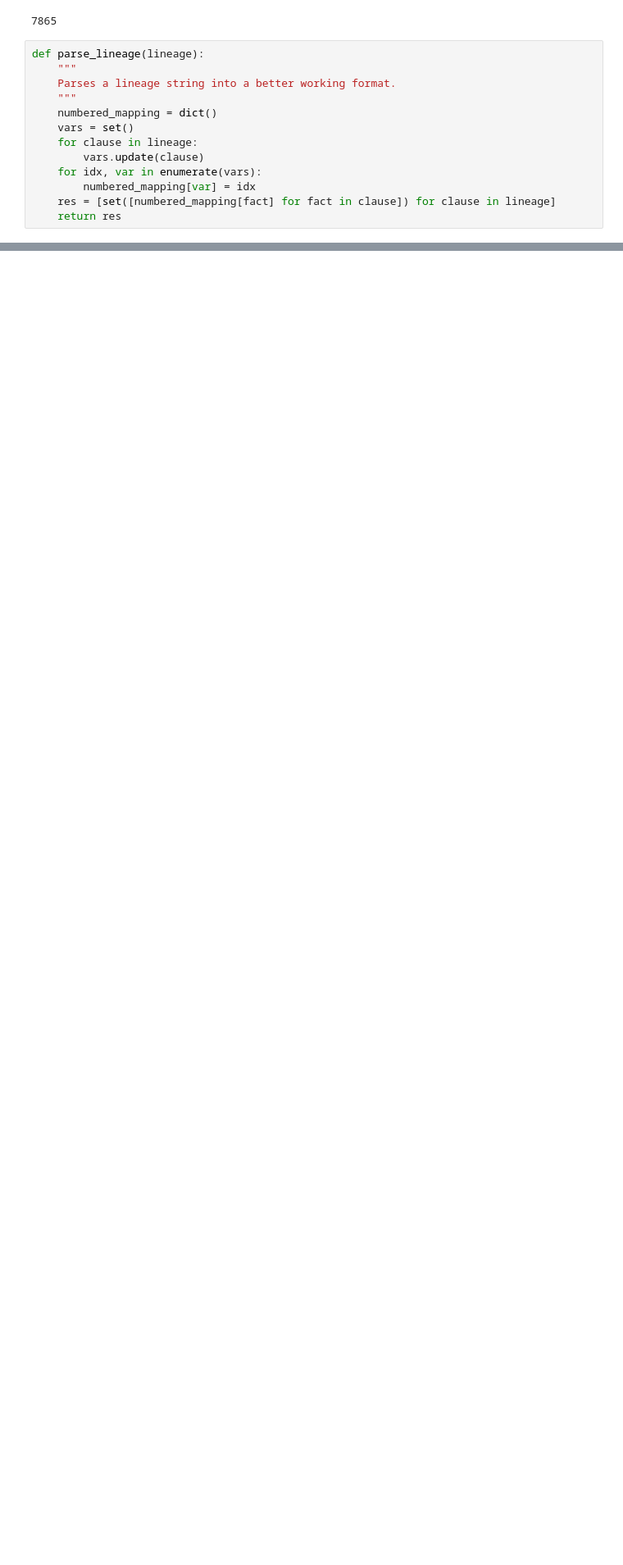
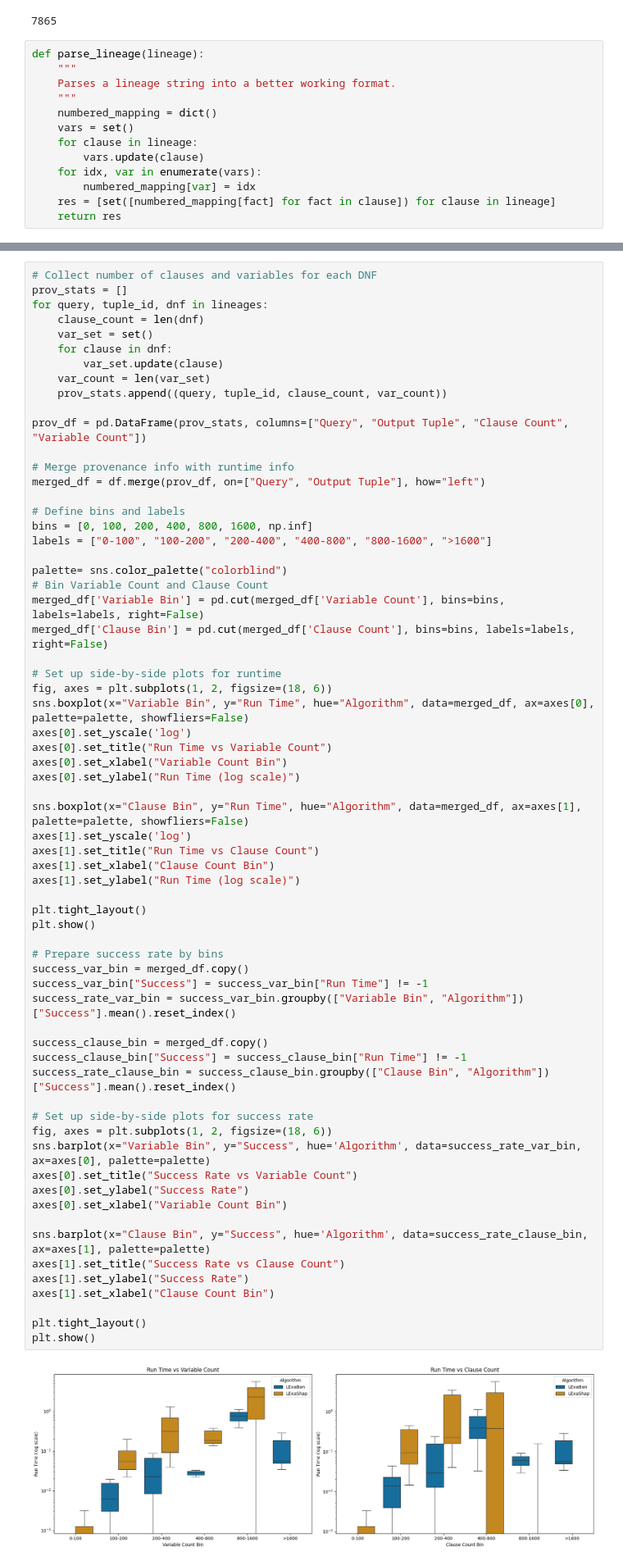
Before and after one commit to Omer-Abramovich/LExaBan-LExaShap, a Jupyter notebook: Notebooks/Experiments.ipynb, the cells around one changed output, grey strips where cells are left out. Shown at 82% size. Saved outputs shown, nothing was run; the diff lists cells and outputs as text; blank space fills up the shorter version.

```diff
--- a/Notebooks/Experiments.ipynb
+++ b/Notebooks/Experiments.ipynb
@@ -183,0 +105,67 @@ plt.show()
+# %%
+# Collect number of clauses and variables for each DNF
+prov_stats = []
+for query, tuple_id, dnf in lineages:
+    clause_count = len(dnf)
+    var_set = set()
+    for clause in dnf:
+        var_set.update(clause)
+    var_count = len(var_set)
+    prov_stats.append((query, tuple_id, clause_count, var_count))
+
+prov_df = pd.DataFrame(prov_stats, columns=["Query", "Output Tuple", "Clause Count", "Variable Count"])
+
+# Merge provenance info with runtime info
+merged_df = df.merge(prov_df, on=["Query", "Output Tuple"], how="left")
+
+# Define bins and labels
+bins = [0, 100, 200, 400, 800, 1600, np.inf]
+labels = ["0-100", "100-200", "200-400", "400-800", "800-1600", ">1600"]
+
+palette= sns.color_palette("colorblind")
+# Bin Variable Count and Clause Count
+merged_df['Variable Bin'] = pd.cut(merged_df['Variable Count'], bins=bins, labels=labels, right=False)
+merged_df['Clause Bin'] = pd.cut(merged_df['Clause Count'], bins=bins, labels=labels, right=False)
+
+# Set up side-by-side plots for runtime
+fig, axes = plt.subplots(1, 2, figsize=(18, 6))
+sns.boxplot(x="Variable Bin", y="Run Time", hue="Algorithm", data=merged_df, ax=axes[0], palette=palette, showfliers=False)
+axes[0].set_yscale('log')
+axes[0].set_title("Run Time vs Variable Count")
+axes[0].set_xlabel("Variable Count Bin")
+axes[0].set_ylabel("Run Time (log scale)")
+
+sns.boxplot(x="Clause Bin", y="Run Time", hue="Algorithm", data=merged_df, ax=axes[1], palette=palette, showfliers=False)
+axes[1].set_yscale('log')
+axes[1].set_title("Run Time vs Clause Count")
+axes[1].set_xlabel("Clause Count Bin")
+axes[1].set_ylabel("Run Time (log scale)")
+
+plt.tight_layout()
+plt.show()
+
+# Prepare success rate by bins
+success_var_bin = merged_df.copy()
+success_var_bin["Success"] = success_var_bin["Run Time"] != -1
+success_rate_var_bin = success_var_bin.groupby(["Variable Bin", "Algorithm"])["Success"].mean().reset_index()
+
+success_clause_bin = merged_df.copy()
+success_clause_bin["Success"] = success_clause_bin["Run Time"] != -1
+success_rate_clause_bin = success_clause_bin.groupby(["Clause Bin", "Algorithm"])["Success"].mean().reset_index()
+
+# Set up side-by-side plots for success rate
+fig, axes = plt.subplots(1, 2, figsize=(18, 6))
+sns.barplot(x="Variable Bin", y="Success", hue='Algorithm', data=success_rate_var_bin, ax=axes[0], palette=palette)
+axes[0].set_title("Success Rate vs Variable Count")
+axes[0].set_ylabel("Success Rate")
+axes[0].set_xlabel("Variable Count Bin")
+
+sns.barplot(x="Clause Bin", y="Success", hue='Algorithm', data=success_rate_clause_bin, ax=axes[1], palette=palette)
+axes[1].set_title("Success Rate vs Clause Count")
+axes[1].set_ylabel("Success Rate")
+axes[1].set_xlabel("Clause Count Bin")
+
+plt.tight_layout()
+plt.show()
+# %% [output]
+[figure, added]
```
Also changed, not shown: parts of 7 cells of this notebook, 3 other files.
